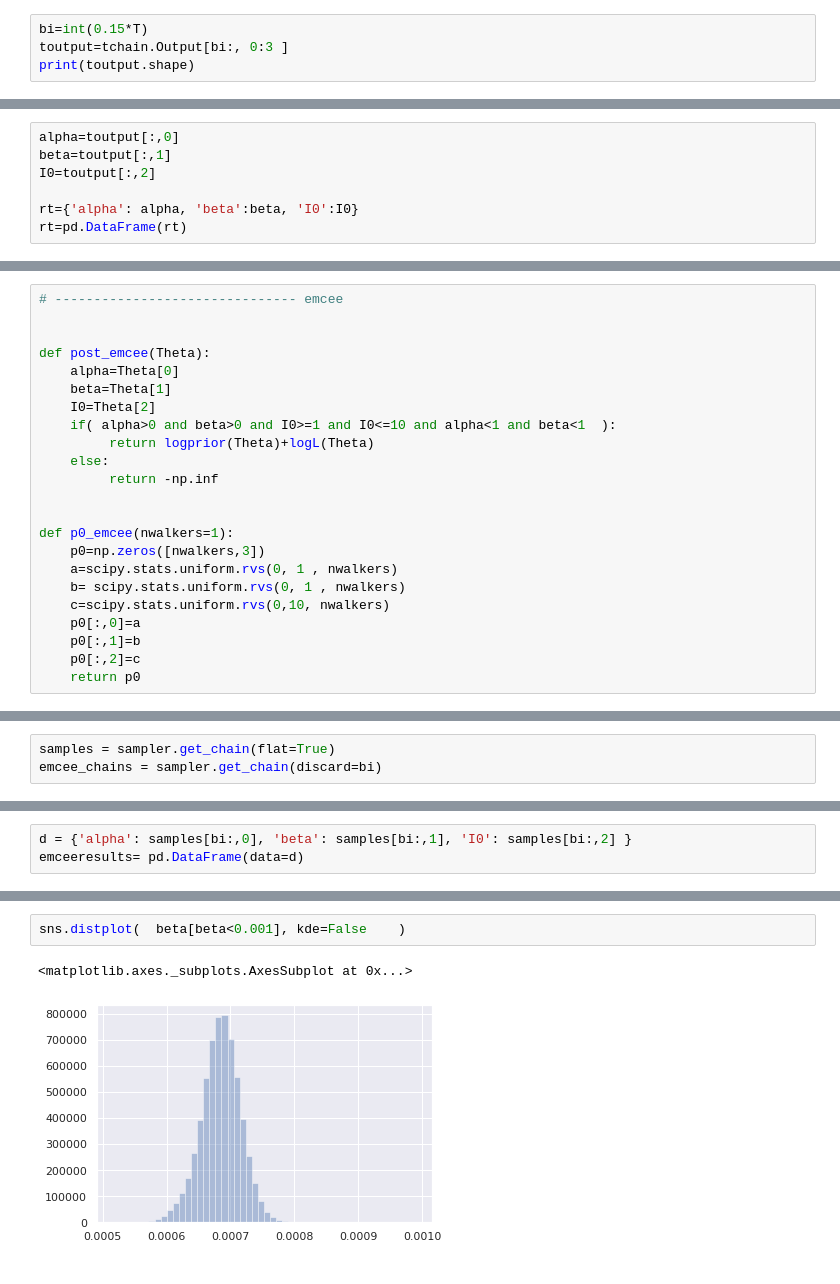
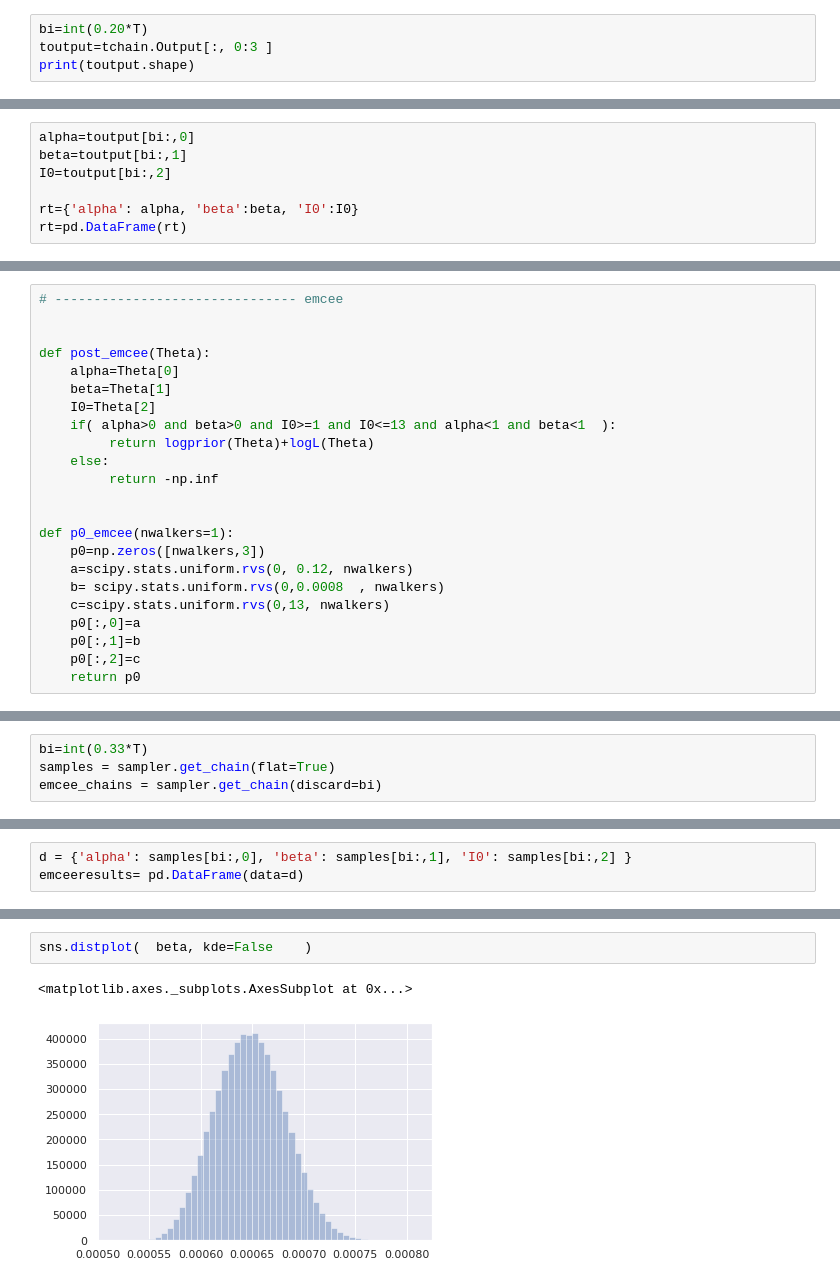
Before and after one commit to jear2412/BUQ-ODEsMCMC, a Jupyter notebook: BlackPlague-SIR.ipynb, the cells around one changed output, grey strips where cells are left out. Cells and saved outputs as stored; diff of their text form.

```diff
--- a/BlackPlague-SIR.ipynb
+++ b/BlackPlague-SIR.ipynb
@@ -321,5 +266,5 @@ array([3.06749186e-02, 5.70604904e-01, 8.23282318e+00, 2.77560946e+04])
 # %%
-bi=int(0.15*T)
-toutput=tchain.Output[bi:, 0:3 ]
+bi=int(0.20*T)
+toutput=tchain.Output[:, 0:3 ]
 print(toutput.shape)
 # %% [output]
@@ -342,7 +287,7 @@ plt.plot(toutput[:,2])
 # %%
-alpha=toutput[:,0]
-beta=toutput[:,1]
-I0=toutput[:,2]
+alpha=toutput[bi:,0]
+beta=toutput[bi:,1]
+I0=toutput[bi:,2]
 
 rt={'alpha': alpha, 'beta':beta, 'I0':I0}
 rt=pd.DataFrame(rt)
@@ -473,7 +418,7 @@ def post_emcee(Theta):
     alpha=Theta[0]
     beta=Theta[1]
     I0=Theta[2]
-    if( alpha>0 and beta>0 and I0>=1 and I0<=10 and alpha<1 and beta<1  ):
+    if( alpha>0 and beta>0 and I0>=1 and I0<=13 and alpha<1 and beta<1  ):
          return logprior(Theta)+logL(Theta)
     else:
          return -np.inf
@@ -481,9 +426,9 @@ def post_emcee(Theta):
 
 def p0_emcee(nwalkers=1):
     p0=np.zeros([nwalkers,3])
-    a=scipy.stats.uniform.rvs(0, 1 , nwalkers)
-    b= scipy.stats.uniform.rvs(0, 1 , nwalkers)
-    c=scipy.stats.uniform.rvs(0,10, nwalkers)
+    a=scipy.stats.uniform.rvs(0, 0.12, nwalkers)
+    b= scipy.stats.uniform.rvs(0,0.0008  , nwalkers)
+    c=scipy.stats.uniform.rvs(0,13, nwalkers)
     p0[:,0]=a
     p0[:,1]=b
     p0[:,2]=c
@@ -513,6 +458,7 @@ with Pool() as pool:
     sampler = emcee.EnsembleSampler(nwalkers, ndim, post_emcee, pool=pool)
     sampler.run_mcmc(p0, T, progress=True)
 # %%
+bi=int(0.33*T)
 samples = sampler.get_chain(flat=True)
 emcee_chains = sampler.get_chain(discard=bi)
 # %%
@@ -579,8 +516,8 @@ sns.distplot(  alpha, kde=False    )
 # %%
-sns.distplot(  beta[beta<0.001], kde=False    )
+sns.distplot(  beta, kde=False    )
 # %% [output]
 <matplotlib.axes._subplots.AxesSubplot at 0x...>
-[figure, old version]
+[figure, new version]
 # %%
 sns.distplot(  I0, kde=False    )
 # %% [output]
```
Also changed, not shown: parts of 39 cells of this notebook.
